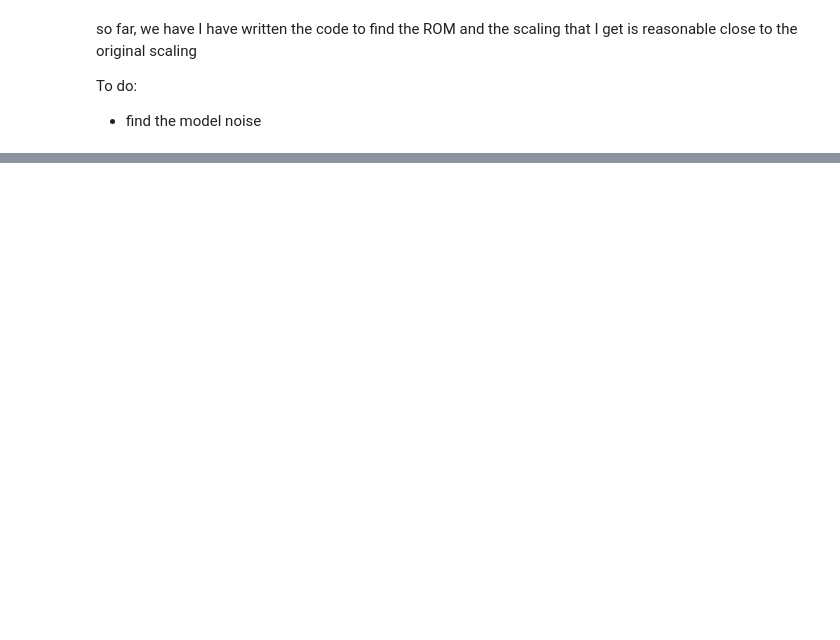
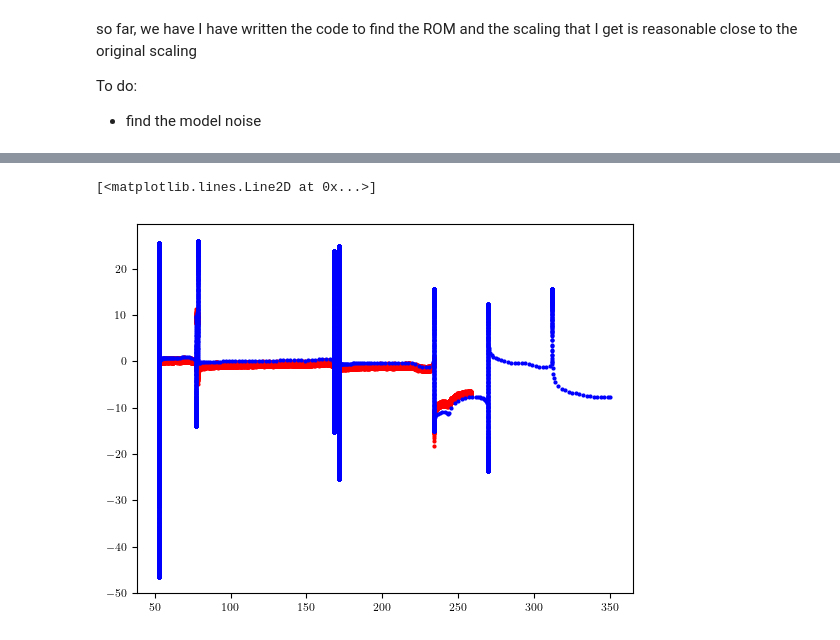
Before and after one commit to hojjatks/ROM_EnKF_earthquakecycle, a Jupyter notebook: Codes/earthquake/test_EnKF.ipynb, the cells around one changed output, grey strips where cells are left out. Saved outputs shown, nothing was run; the diff lists cells and outputs as text; code cells hidden in the pictures; blank space fills up the shorter version.

```diff
--- a/Codes/earthquake/test_EnKF.ipynb
+++ b/Codes/earthquake/test_EnKF.ipynb
@@ -56,7 +56,7 @@ print(device)
 cpu
 # %%
 dt=6*3600          #                for SSEs I used             5*24*3600
-gamma_ratio=0.0001*5 # variance of the observation noise is multiplied by the value
+gamma_ratio=0.0001 # variance of the observation noise is multiplied by the value
 sigma_kernel=2000 # in meters
 
 N_m_v_list=[20,25,30]
@@ -472,0 +547,28 @@ array([8.31047370e+14, 6.88404243e+14, 8.70455480e+14, 8.72472013e+14])
+# %%
+# make uniform time steps with dt strating from t_0
+N_data=300000 # this was 5000 for SSEs and it took a long time.
+
+time_uniform=np.linspace(t_0,t_0+N_data*dt,N_data)
+time_uniform.shape
+X_uniform=np.empty((N_data,A_filtered.shape[1]))
+y_obs=np.empty((N_data,N_m_v))
+
+for i in range(A_filtered.shape[1]):
+    X_uniform[:,i]=np.interp(time_uniform,time_nonuniform[:,0],A_filtered[:,i]).reshape(-1)
+
+if Obs_linear==1:
+    y_obs=X_uniform[:,:N_m_v]+eta_call(Gamma,gamma_ratio,N_data).T
+else:
+    for i in range(N_data):
+        y_obs[i,:]=Obs_operator_nonlinear(X_uniform[i,:],Obs_nonlinear_params).reshape(-1)+eta_call(Gamma,gamma_ratio,1).reshape(-1)
+y_obs=y_obs.T
+# %%
+# Checking interpolation
+index_component_to_show=7
+plt.plot(time_uniform/24/3600/365,y_obs[index_component_to_show,:],label='Obs Uniform',color='r',linestyle='None',marker='o',markersize=2)
+# plot with no line only with marker:
+plt.plot(time_nonuniform/24/3600/365,A_filtered[:,index_component_to_show],label='Non-uniform',color='b',linestyle='None',marker='o',markersize=2)
+# plt.xlim([150,180])
+# %% [output]
+[<matplotlib.lines.Line2D at 0x...>]
+[figure, added]
```
Also changed, not shown: parts of 37 cells of this notebook.
